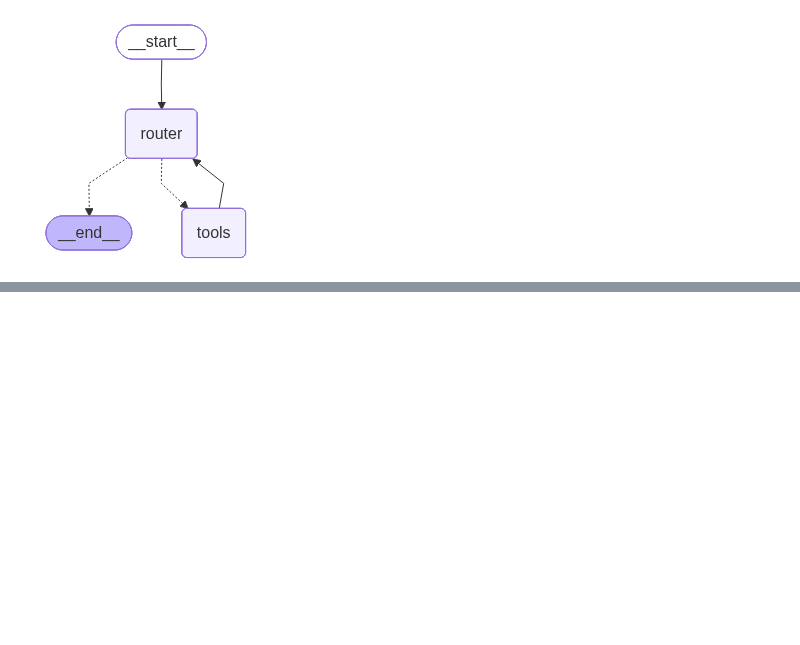
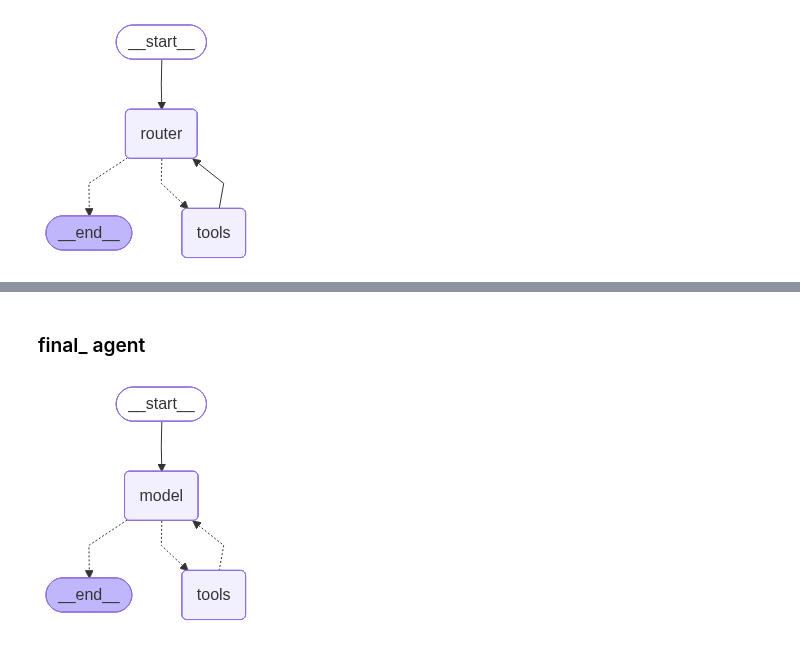
Before and after one commit to kaliani/vibe-judges, a Jupyter notebook: notebooks/simple-graph.ipynb, the cells around one changed output, grey strips where cells are left out. Cells and saved outputs as stored; diff of their text form; code cells hidden in the pictures; blank space fills up the shorter version.

```diff
--- a/notebooks/simple-graph.ipynb
+++ b/notebooks/simple-graph.ipynb
@@ -241,0 +259,20 @@ result
+# %%
+class AgentState(TypedDict):
+    url: str
+    text: str
+    case_type: Literal["Administrative", "Criminal"]
+    summary: str
+# %%
+def extract_rtf_text(state: AgentState) -> str:
+    """
+    Download an RTF document from the given URL and extract plain text from it.
+    """
+
+    url = state["url"]
+    response = requests.get(url)
+    response.raise_for_status()
+
+    rtf_content = response.content.decode("utf-8", errors="ignore")
+
+    text = rtf_to_text(rtf_content)
+    return  {"text": text}
@@ -518,0 +755,2 @@ q = await graph.ainvoke({"messages": qq})
+# %% [markdown]
+### final_ agent
@@ -518,0 +819,6 @@ q = await graph.ainvoke({"messages": qq})
+# %%
+# from langchain_openai import ChatOpenAI
+
+# api_key = os.getenv("OPENAI_API_KEY")
+# model = ChatOpenAI(model="gpt-4o", temperature=0)
+model = ChatAnthropic(model="claude-haiku-4-5")
@@ -518,0 +863,10 @@ q = await graph.ainvoke({"messages": qq})
+# %%
+agent = create_agent(
+    model,
+    mcp_tools,
+    system_prompt=GENERAL_PROMPT
+)
+
+display(Image(agent.get_graph(xray=True).draw_mermaid_png()))
+# %% [output]
+[figure, added]
```
Also changed, not shown: parts of 33 cells of this notebook, 10 other files.
